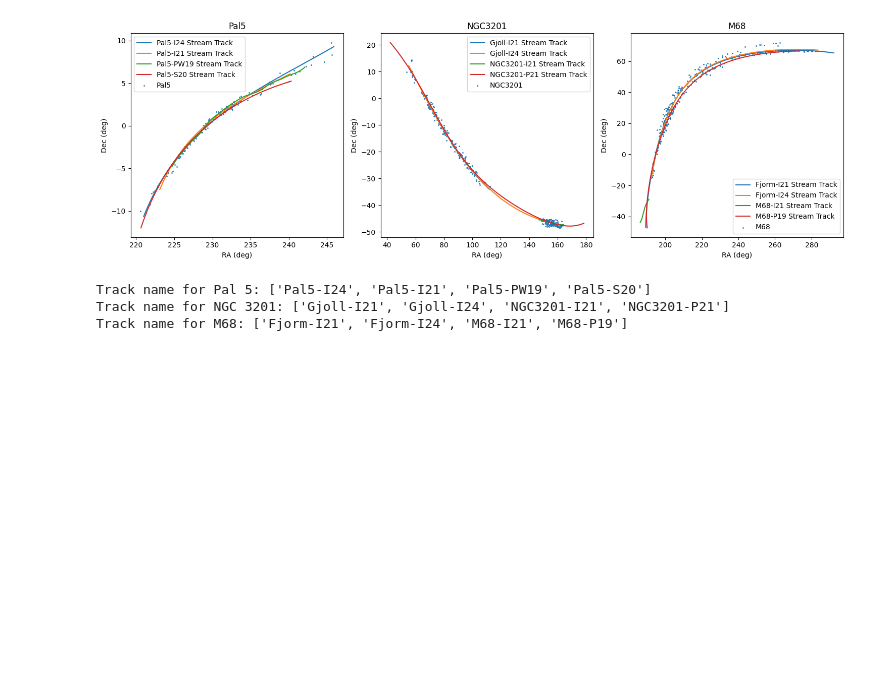
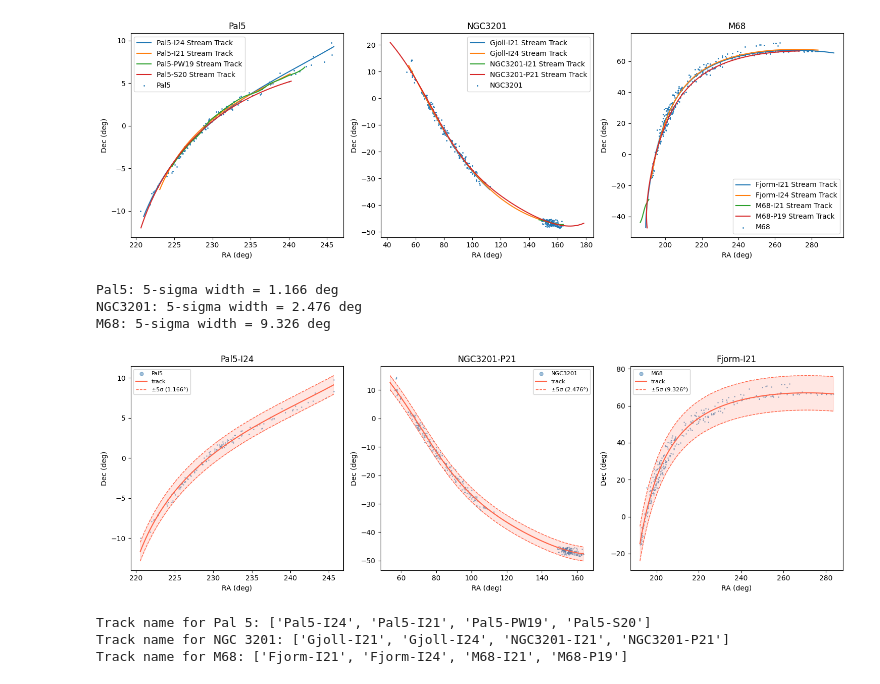
Before and after one commit to vepe99/diffusion-experiments, a Jupyter notebook: case_study5/project_stream/notebooks/read_GaiaD3.ipynb, the cells around one changed output. Cells and saved outputs as stored; diff of their text form; code cells hidden in the pictures; blank space fills up the shorter version.

Commit message:
testing new observational windows, random one that does not cut accordingly to the streamtrack

```diff
--- a/case_study5/project_stream/notebooks/read_GaiaD3.ipynb
+++ b/case_study5/project_stream/notebooks/read_GaiaD3.ipynb
@@ -312,6 +310,84 @@ Track name for NGC 3201: ['Gjoll-I21', 'Gjoll-I24', 'NGC3201-I21', 'NGC3201-P21'
 Track name for M68: ['Fjorm-I21', 'Fjorm-I24', 'M68-I21', 'M68-P19']
 <matplotlib.legend.Legend at 0x...>
 [figure]
+# %%
+import numpy as np
+import matplotlib.pyplot as plt
+from scipy.interpolate import UnivariateSpline
+
+
+def make_stream_mask(ra_track, dec_track, ra_data, dec_data, width_deg):
+    ra_track  = np.asarray(ra_track, dtype=float)
+    dec_track = np.asarray(dec_track, dtype=float)
+    ra_data   = np.asarray(ra_data,  dtype=float)
+    dec_data  = np.asarray(dec_data, dtype=float)
+
+    order     = np.argsort(ra_track)
+    ra_track  = ra_track[order]
+    dec_track = dec_track[order]
+
+    spl        = UnivariateSpline(ra_track, dec_track, s=0, k=3)
+    dec_center = spl(ra_data)
+
+    in_ra  = (ra_data >= ra_track.min()) & (ra_data <= ra_track.max())
+    in_dec = np.abs(dec_data - dec_center) < width_deg
+    return in_ra & in_dec, spl
+
+
+# --- Track and stream configuration ---
+track_names = ['Pal5-I24', 'NGC3201-P21', 'Fjorm-I21']
+
+fig, axes = plt.subplots(1, 3, figsize=(15, 5), tight_layout=True)
+
+for ax, track_name, stream_key in zip(axes, track_names, name_to_plot):
+    ax.set_xlabel('RA (deg)')
+    ax.set_ylabel('Dec (deg)')
+    ax.set_title(track_name)
+
+    # --- Track ---
+    track    = mws[track_name].track
+    ra_track = track.ra.value
+    dec_track = track.dec.value
+    np.savez(f'../data/{stream_key}_track.npz', ra=ra_track, dec=dec_track)
+
+    ra_data  = np.asarray(particles[stream_key]['Ra'],  dtype=float)
+    dec_data = np.asarray(particles[stream_key]['Dec'], dtype=float)
+
+    # --- Compute residuals and 3-sigma width ---
+    order     = np.argsort(ra_track)
+    spl       = UnivariateSpline(ra_track[order], dec_track[order], s=0, k=3)
+
+    in_ra      = (ra_data >= ra_track.min()) & (ra_data <= ra_track.max())
+    dec_center = spl(ra_data[in_ra])
+    residuals  = dec_data[in_ra] - dec_center
+    width_deg  = 3.0 * np.std(residuals)
+    print(f"{stream_key}: 5-sigma width = {width_deg:.3f} deg")
+
+    # --- Scatter all data ---
+    ax.scatter(ra_data, dec_data, s=1, color='steelblue', alpha=0.5, label=stream_key)
+
+    # --- Plot the track and corridor box ---
+    ra_dense      = np.linspace(ra_data.min(), ra_data.max(), 500)
+    dec_dense     = spl(ra_dense)
+
+    ax.plot(ra_dense, dec_dense,               color='tomato', lw=1.5, label='track')
+    ax.plot(ra_dense, dec_dense + width_deg,   color='tomato', lw=1.0, ls='--', label=f'±5σ ({width_deg:.3f}°)')
+    ax.plot(ra_dense, dec_dense - width_deg,   color='tomato', lw=1.0, ls='--')
+
+    # Shade the corridor
+    ax.fill_between(ra_dense,
+                    dec_dense - width_deg,
+                    dec_dense + width_deg,
+                    color='tomato', alpha=0.15)
+
+    ax.legend(markerscale=5, fontsize=8)
+
+plt.show()
+# %% [output]
+Pal5: 5-sigma width = 1.166 deg
+NGC3201: 5-sigma width = 2.476 deg
+M68: 5-sigma width = 9.326 deg
+[figure, added]
 # %%
 track_name_Pal5 = mws.get_track_names_for_stream('Pal5', On_only=True)
 track_name_NGC3201 = mws.get_track_names_for_stream('NGC3201', On_only=True)
```
Also changed, not shown: parts of 2 cells of this notebook, 22 other files.
